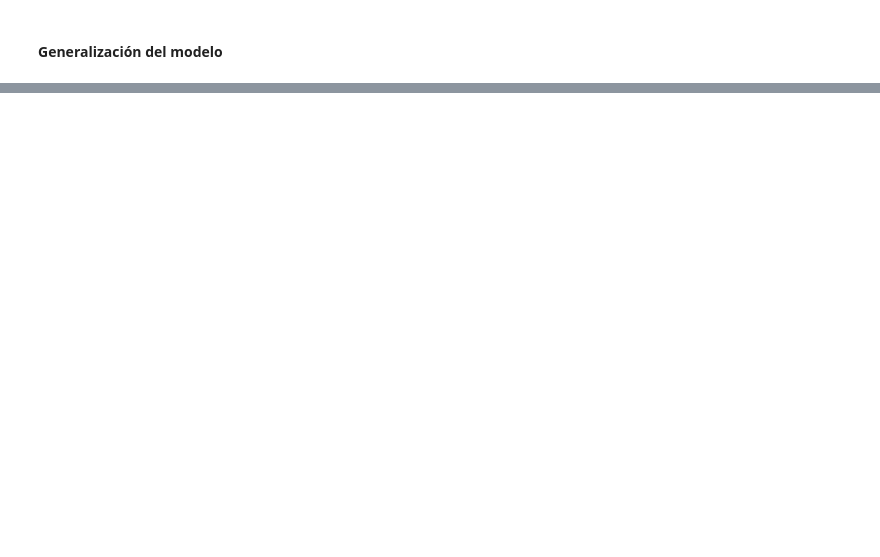
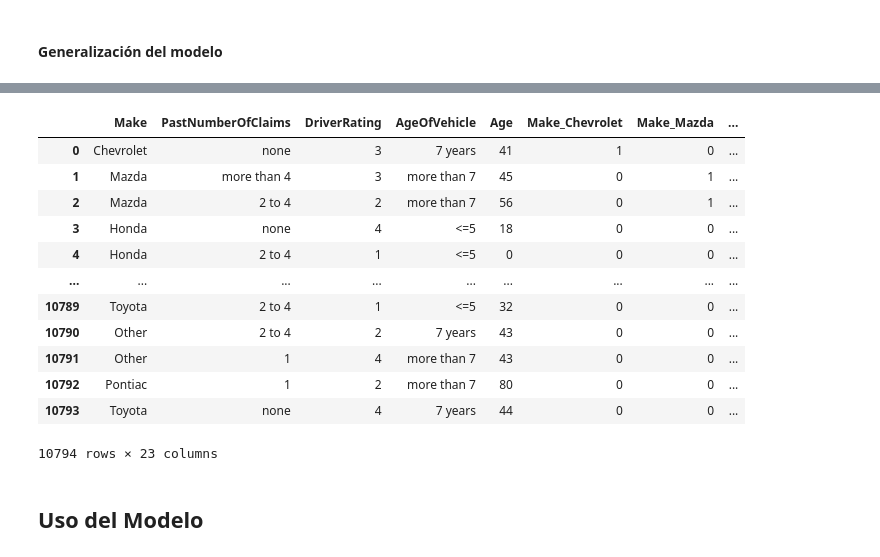
Before and after one commit to JGFuentesC/tsc_2024_1, a Jupyter notebook: practicas/hello ML/Hello ML.ipynb, the cells around one changed output, grey strips where cells are left out. Cells and saved outputs as stored; diff of their text form; code cells hidden in the pictures; blank space fills up the shorter version.

```diff
--- a/practicas/hello ML/Hello ML.ipynb
+++ b/practicas/hello ML/Hello ML.ipynb
@@ -219,0 +220,18 @@ display(roc_auc_score(y_true=y_test, y_score=lr.predict_proba(X_test.drop(vard,a
+# %%
+X_train
+# %% [output]
+|  | Make | PastNumberOfClaims | DriverRating | AgeOfVehicle | Age | Make_Chevrolet | Make_Mazda | ... |
+| 0 | Chevrolet | none | 3 | 7 years | 41 | 1 | 0 | ... |
+| 1 | Mazda | more than 4 | 3 | more than 7 | 45 | 0 | 1 | ... |
+| 2 | Mazda | 2 to 4 | 2 | more than 7 | 56 | 0 | 1 | ... |
+| 3 | Honda | none | 4 | <=5 | 18 | 0 | 0 | ... |
+| 4 | Honda | 2 to 4 | 1 | <=5 | 0 | 0 | 0 | ... |
+| ... | ... | ... | ... | ... | ... | ... | ... | ... |
+| 10789 | Toyota | 2 to 4 | 1 | <=5 | 32 | 0 | 0 | ... |
+| 10790 | Other | 2 to 4 | 2 | 7 years | 43 | 0 | 0 | ... |
+| 10791 | Other | 1 | 4 | more than 7 | 43 | 0 | 0 | ... |
+| 10792 | Pontiac | 1 | 2 | more than 7 | 80 | 0 | 0 | ... |
+| 10793 | Toyota | none | 4 | 7 years | 44 | 0 | 0 | ... |
+10794 rows × 23 columns
+# %% [markdown]
+## Uso del Modelo
```
Also changed, not shown: parts of 10 cells of this notebook.
